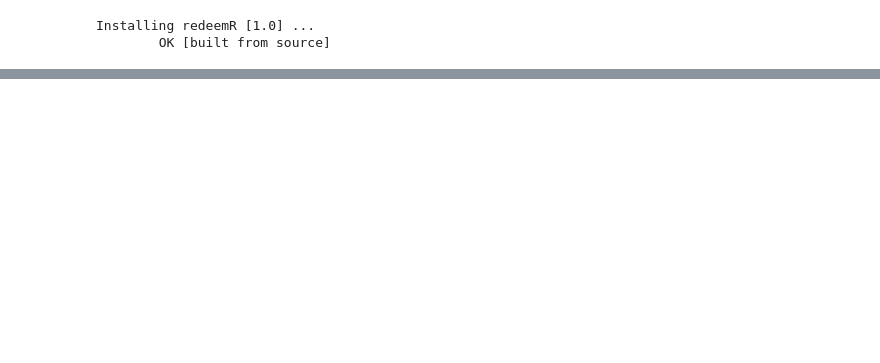
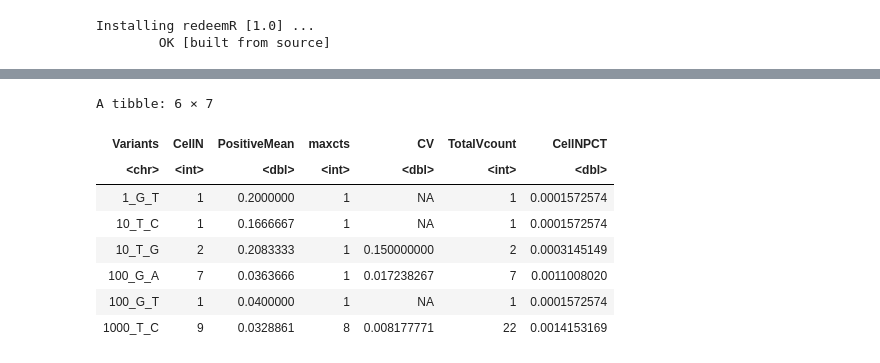
Before and after one commit to chenweng1991/redeemR, a Jupyter notebook: Get_Started.ipynb, the cells around one changed output, grey strips where cells are left out. Drawn from its saved outputs; the diff is of its cells as text; code cells hidden in the pictures; blank space fills up the shorter version.

```diff
--- a/Get_Started.ipynb
+++ b/Get_Started.ipynb
@@ -51,0 +147,22 @@ library(dplyr)
+# %%
+Vfilter_v4<-function(InputSummary=VariantsGTSummary,Min_Cells=2, Max_Count_perCell=2,QualifyCellCut=10){
+VariantFeature0<- InputSummary %>% group_by(Variants) %>% dplyr::summarise(CellN=n(),PositiveMean=mean(hetero),maxcts=max(Freq),CV=CV(hetero),TotalVcount=sum(Freq))
+VariantFeature0$pos<-strsplit(VariantFeature0$Variants,"_") %>% sapply(.,function(x){x[1]}) %>% as.numeric
+VariantFeature0<-merge(VariantFeature0,attr(InputSummary,"depth")[["Pos.MeanCov"]],by.x="pos",by.y="V2")   ## This generate different meanCov for each threahold
+VariantFeature0$TotalCov<-length(unique(InputSummary$Cell))*VariantFeature0$meanCov
+VariantFeature0$totalVAF<-VariantFeature0$TotalVcount/VariantFeature0$TotalCov
+qualifiedCell<-subset(attr(InputSummary,"depth")[["Cell.MeanCov"]],meanCov>=QualifyCellCut)[,1,drop=T]  ## Filter Qualified cell based on total depth
+InputSummary.qualified<-subset(InputSummary,Cell %in% qualifiedCell)
+VariantFeature<- InputSummary.qualified %>% group_by(Variants) %>% dplyr::summarise(CellN=n(),PositiveMean=mean(hetero),maxcts=max(Freq),CV=CV(hetero),TotalVcount=sum(Freq))
+print(paste(nrow(VariantFeature0),"variants to start"))
+print(paste(nrow(VariantFeature),"variants after remove low quality cells"))
+VariantFeature$CellNPCT<-VariantFeature$CellN/length(unique(InputSummary.qualified$Cell))
+VariantFeature<-merge(VariantFeature[,c("Variants","CellN","PositiveMean","maxcts","CellNPCT")],VariantFeature0[,c("Variants","TotalVcount","TotalCov","totalVAF","CV")],by="Variants")
+HomoVariants<-subset(VariantFeature,CellNPCT>0.75 & PositiveMean>0.75 & CV<0.01)$Variants
+VariantFeature$HomoTag<-ifelse(VariantFeature$Variants %in% HomoVariants,"Homo","Hetero")
+print(paste("Tag Homoplasmy:",HomoVariants))
+VariantFeature.filtered<-subset(VariantFeature,CellN>=Min_Cells & maxcts>=Max_Count_perCell)
+print(paste("After filtering,",nrow(VariantFeature.filtered), "Variants left"))
+attr(VariantFeature.filtered,"HomoVariants")<-HomoVariants
+return(VariantFeature.filtered)
+}
@@ -51,0 +221,12 @@ library(dplyr)
+# %%
+head(VariantFeature)
+# %% [output]
+A tibble: 6 × 7
+| Variants | CellN | PositiveMean | maxcts | CV | TotalVcount | CellNPCT |
+| <chr> | <int> | <dbl> | <int> | <dbl> | <int> | <dbl> |
+| 1_G_T | 1 | 0.2000000 | 1 | NA | 1 | 0.0001572574 |
+| 10_T_C | 1 | 0.1666667 | 1 | NA | 1 | 0.0001572574 |
+| 10_T_G | 2 | 0.2083333 | 1 | 0.150000000 | 2 | 0.0003145149 |
+| 100_G_A | 7 | 0.0363666 | 1 | 0.017238267 | 7 | 0.0011008020 |
+| 100_G_T | 1 | 0.0400000 | 1 | NA | 1 | 0.0001572574 |
+| 1000_T_C | 9 | 0.0328861 | 8 | 0.008177771 | 22 | 0.0014153169 |
```
Also changed, not shown: parts of 16 cells of this notebook, 7 other files.
